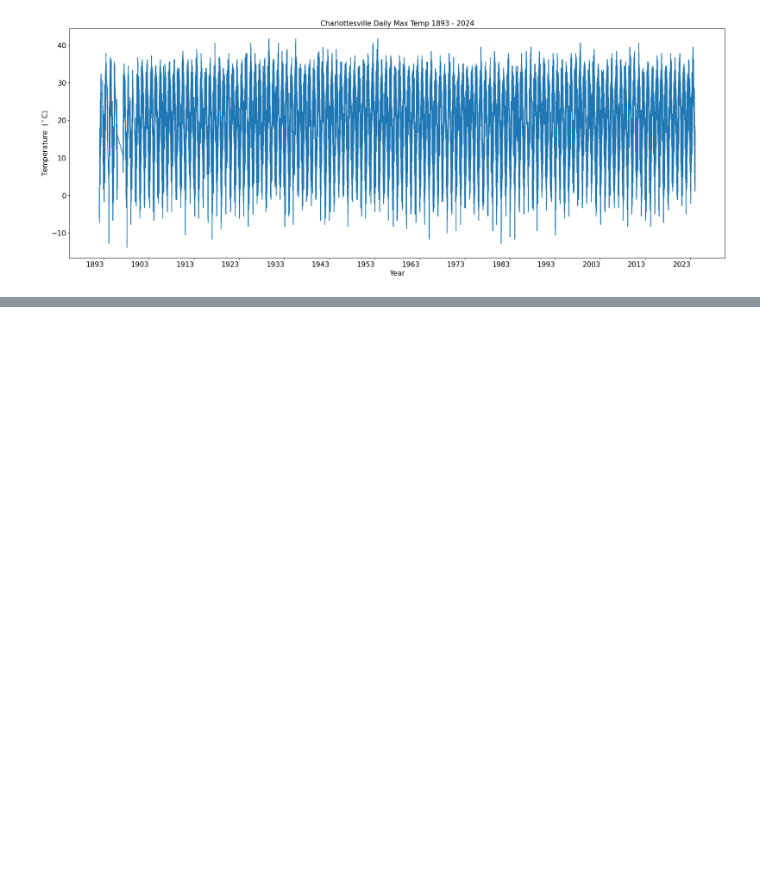
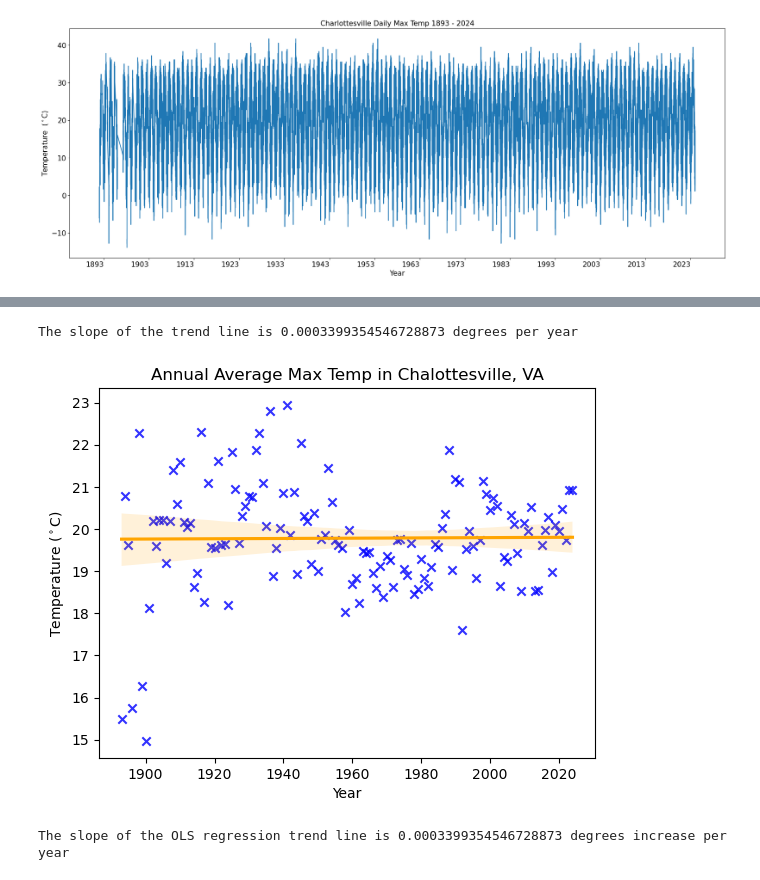
Before and after one commit to cmcara/02-climate-cmcara, a Jupyter notebook: 07_Cville_Portfolio.ipynb, the cells around one changed output, grey strips where cells are left out. Cells and saved outputs as stored; diff of their text form; code cells hidden in the pictures; blank space fills up the shorter version.

```diff
--- a/07_Cville_Portfolio.ipynb
+++ b/07_Cville_Portfolio.ipynb
@@ -261,0 +192,48 @@ Slope: 0.004803050372804026 degrees per year
+# %%
+# Fit an OLS Linear Regression to the data
+
+# Drop years missing data from analysis
+ann_cville_smooth_df = ann_cville_df.dropna()
+
+# Define variables
+x = ann_cville_smooth_df.index.year.values.reshape(-1, 1)
+y = ann_cville_smooth_df['Max_Celsius']
+
+# Create and fit the linear regression model
+model = LinearRegression()
+model.fit(x, y)
+
+# Calculate and print slope
+print(f'The slope of the trend line is {model.coef_[0]} degrees per year')
+# %% [output]
+The slope of the trend line is 0.0003399354546728873 degrees per year
+# %%
+# Plot the regression
+ax = sns.regplot(
+    x = ann_cville_smooth_df.index.year,
+    y = ann_cville_smooth_df.Max_Celsius,
+    color = 'blue',
+    line_kws = {'color' : 'orange'},
+    marker="x",
+    label = 'test1'
+)
+
+# Set plot labels
+ax.set(
+    title='Annual Average Max Temp in Chalottesville, VA',
+    xlabel='Year',
+    ylabel='Temperature ($^\circ$C)',
+    label = 'test2'
+)
+
+# Save plot
+plt.savefig('/workspaces/02-climate-cmcara/media/cville_climate_reg_full.jpeg')
+
+# Display the plot without extra text
+plt.show()
+
+# Display Slope as well
+print(f'The slope of the OLS regression trend line is {model.coef_[0]} degrees increase per year')
+# %% [output]
+[figure, added]
+The slope of the OLS regression trend line is 0.0003399354546728873 degrees increase per year
```
Also changed, not shown: parts of 20 cells of this notebook, 7 other files.
